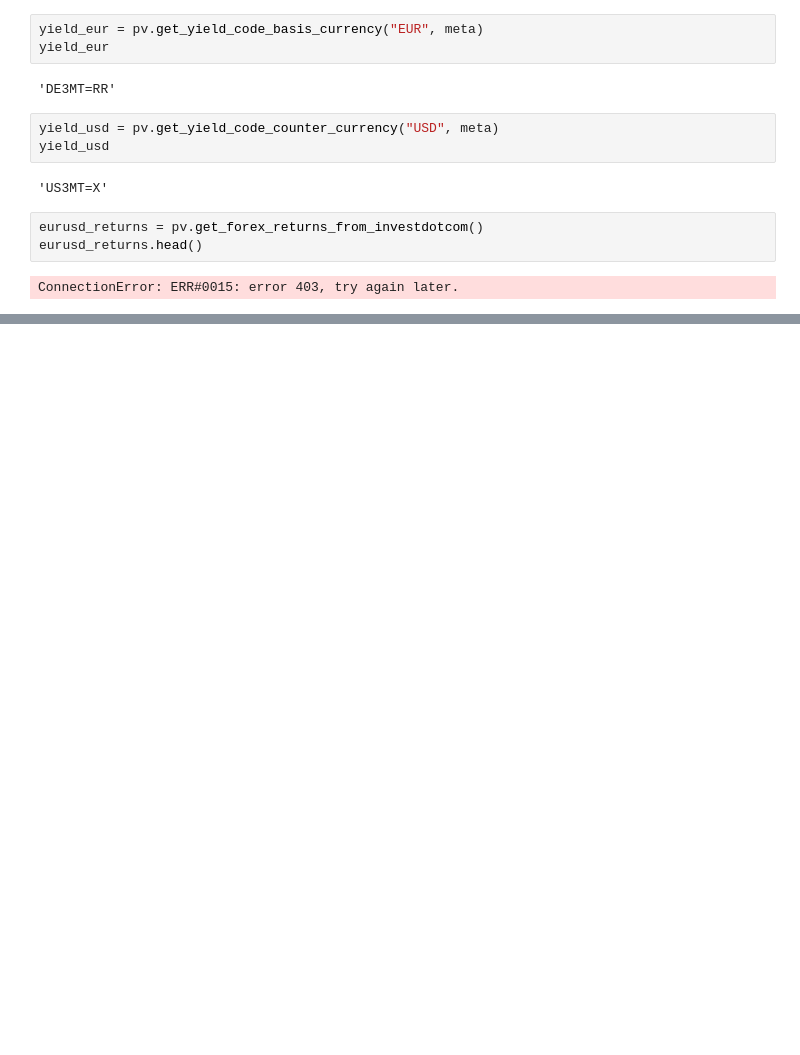
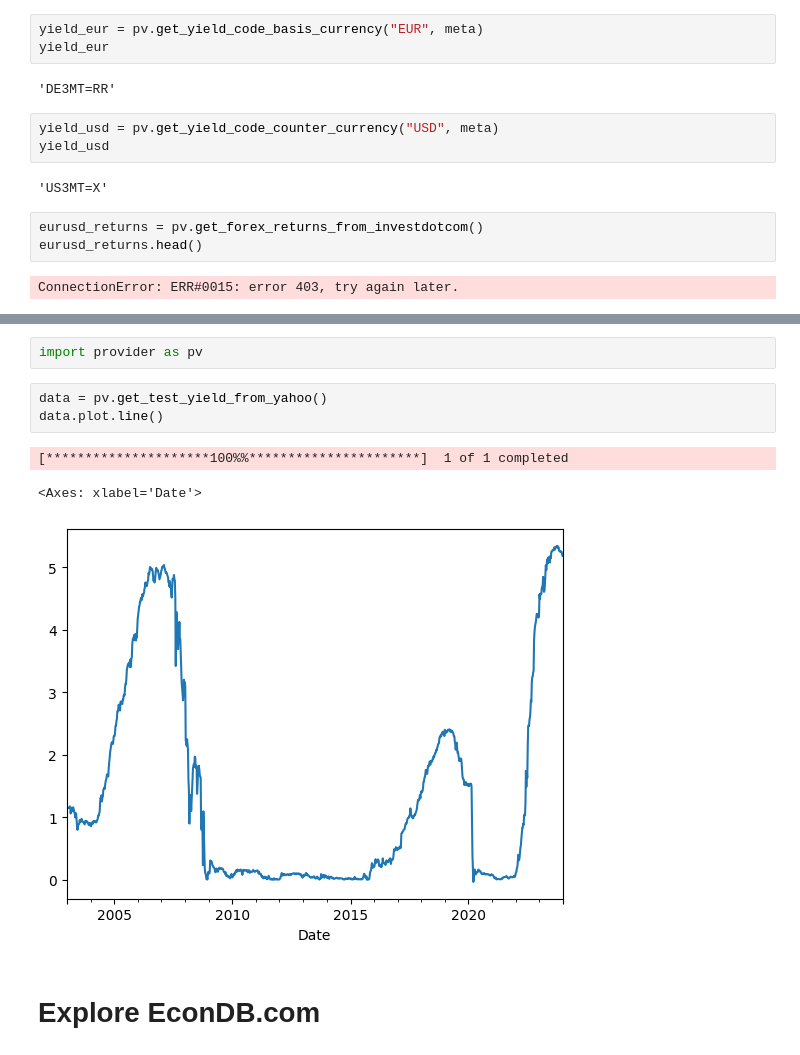
Before and after one commit to AnimaLibera/BasicAnalysis, a Jupyter notebook: learn.ipynb, the cells around one changed output, grey strips where cells are left out. Cells and saved outputs as stored; diff of their text form; blank space fills up the shorter version.

Commit message:
Wrangle Yield Files

```diff
--- a/learn.ipynb
+++ b/learn.ipynb
@@ -24,0 +33,11 @@ ConnectionError: ERR#0015: error 403, try again later.
+# %%
+import provider as pv
+# %%
+data = pv.get_test_yield_from_yahoo()
+data.plot.line()
+# %% [output]
+[*********************100%%**********************]  1 of 1 completed
+<Axes: xlabel='Date'>
+[figure, added]
+# %% [markdown]
+# Explore EconDB.com
```
Also changed, not shown: parts of 5 cells of this notebook, 4 other files.
